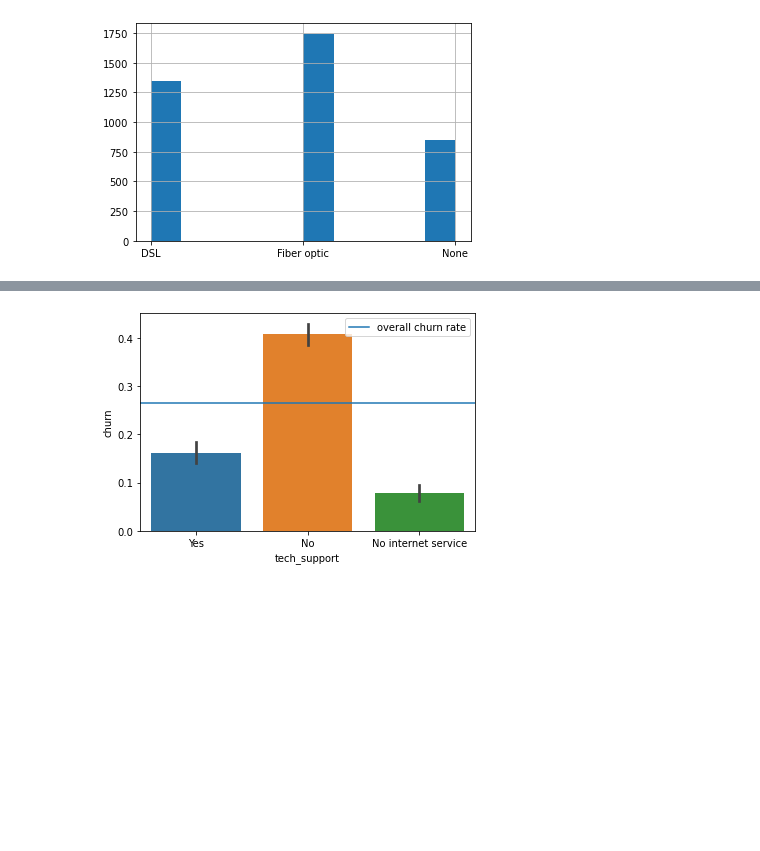
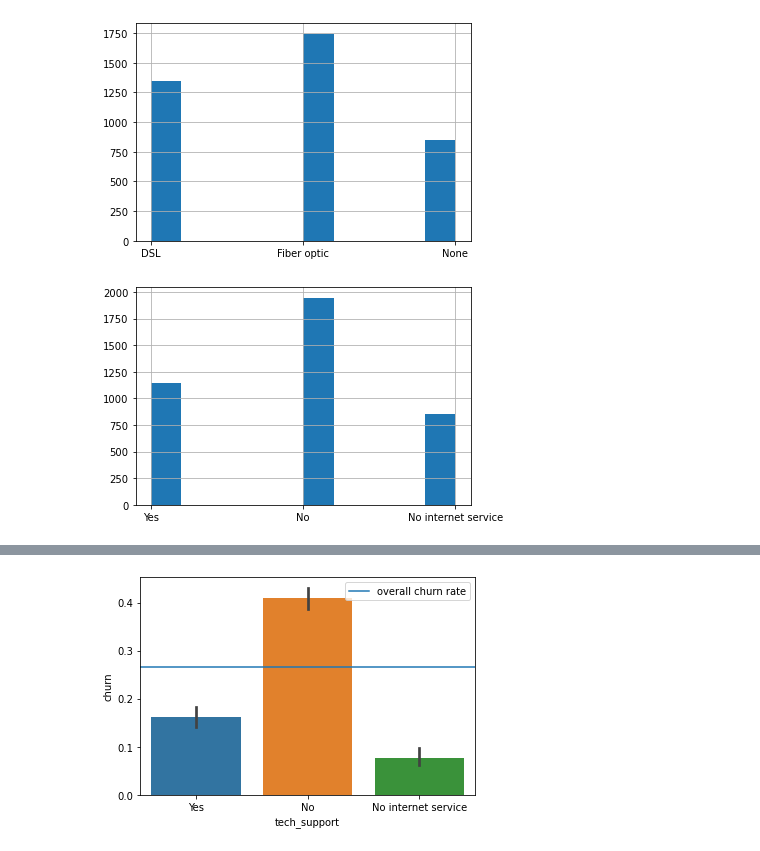
Before and after one commit to NSharick/classification-project, a Jupyter notebook: classification_project_exploration_notebook.ipynb, the cells around one changed output, grey strips where cells are left out. Drawn from its saved outputs; the diff is of its cells as text; code cells hidden in the pictures; blank space fills up the shorter version.

```diff
--- a/classification_project_exploration_notebook.ipynb
+++ b/classification_project_exploration_notebook.ipynb
@@ -338,3 +351,8 @@ train.internet_service_type.hist()
 plt.show()
 # %% [output]
 [figure]
+# %%
+train.online_security.hist()
+plt.show()
+# %% [output]
+[figure, added]
```
Also changed, not shown: parts of 106 cells of this notebook, 1 other file.
